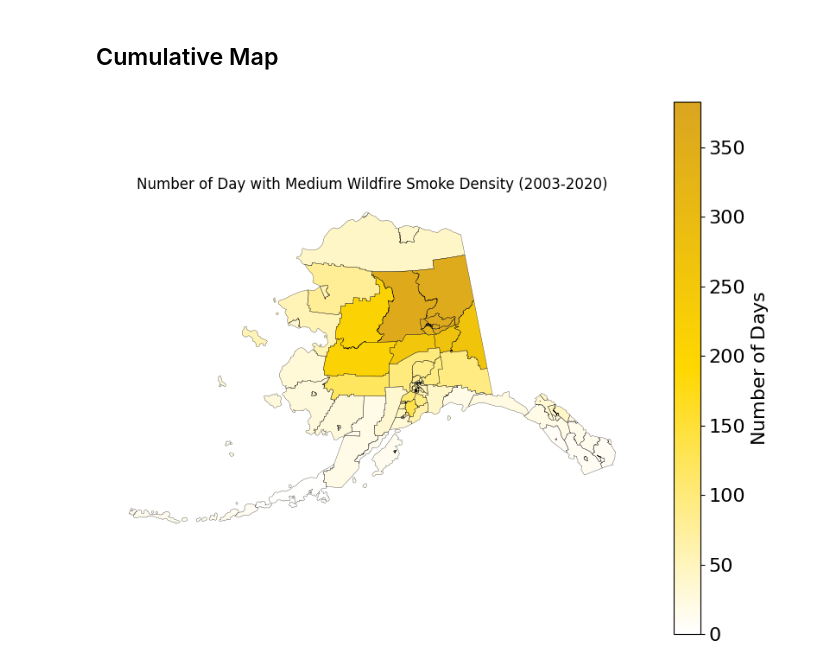
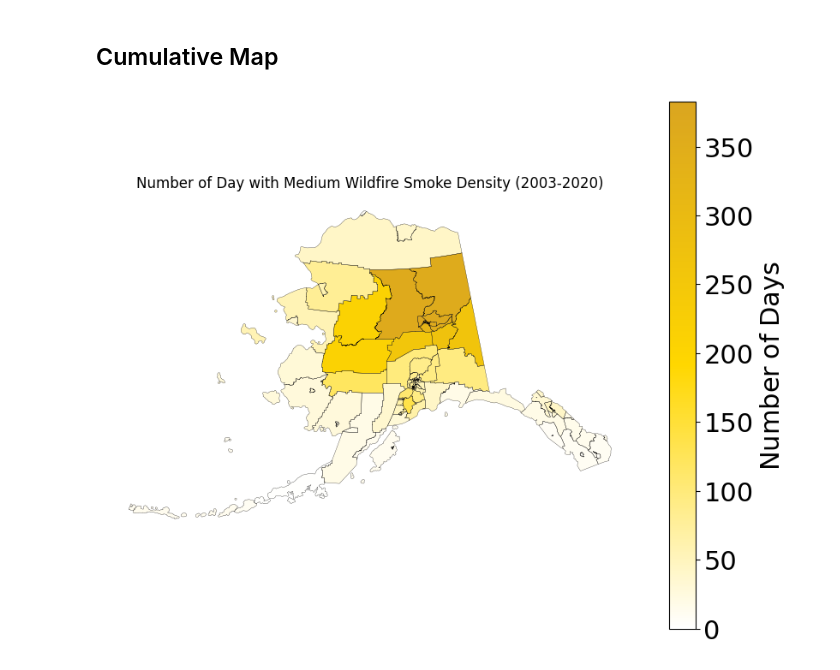
Before and after one commit to Hahn-Research-Group/Alaska_wildfire-smoke-metrics_2025, a Jupyter notebook: Scripts/5. medium_smoke_days.ipynb, the cells around one changed output. Saved outputs shown, nothing was run; the diff lists cells and outputs as text; code cells hidden in the pictures.

Commit message:
Increased colorbar text size

```diff
--- a/Scripts/5. medium_smoke_days.ipynb
+++ b/Scripts/5. medium_smoke_days.ipynb
@@ -261,33 +261,33 @@ vmax = merged_data['Total'].max()
 # Plot the shapefile with color based on Average_PM25 values
 plot = merged_data.plot(
     ax=ax, column='Total', cmap=WhiteToGoldenrod, legend=True, transform=alaska_albers, vmin=vmin, vmax=vmax
 )
 
 # Colorbar label text sizing
 cbar = plot.get_figure().get_axes()[-1]
-cbar.set_ylabel(r'$\mathrm{Number\;of\;Days}$', fontsize=16)  # Increase title size
-cbar.tick_params(labelsize=16)  # Increase tick label size
+cbar.set_ylabel(r'$\mathrm{Number\;of\;Days}$', fontsize=22)  # Increase title size
+cbar.tick_params(labelsize=22)  # Increase tick label size
 
 # Remove axes ticks and labels
 ax.set_xticks([])
 ax.set_yticks([])
 ax.set_xticklabels([])
 ax.set_yticklabels([])
 ax.axis('off')
 
 # Export without title
 wfs_m2_cumul_relative_path = "Output/WFS_M3_Cumulative_Map.png"
 wfs_m2_cumul_path = os.path.join(current_directory, wfs_m2_cumul_relative_path)
 plt.savefig(wfs_m2_cumul_path, dpi=300, bbox_inches='tight')
 
 # Set plot title
 ax.set_title('Number of Day with Medium Wildfire Smoke Density (2003-2020)')
 
 # Save the plot
 wfs_m2_cumul_relative_path = "Output/WFS_M3_Cumulative_Map_Titled.png"
 wfs_m2_cumul_path = os.path.join(current_directory, wfs_m2_cumul_relative_path)
 plt.savefig(wfs_m2_cumul_path, dpi=300, bbox_inches='tight')
 plt.show()
 plt.close()
 # %% [output]
-[figure, old version]
+[figure, new version]
```
Also changed, not shown: 6 other files.
